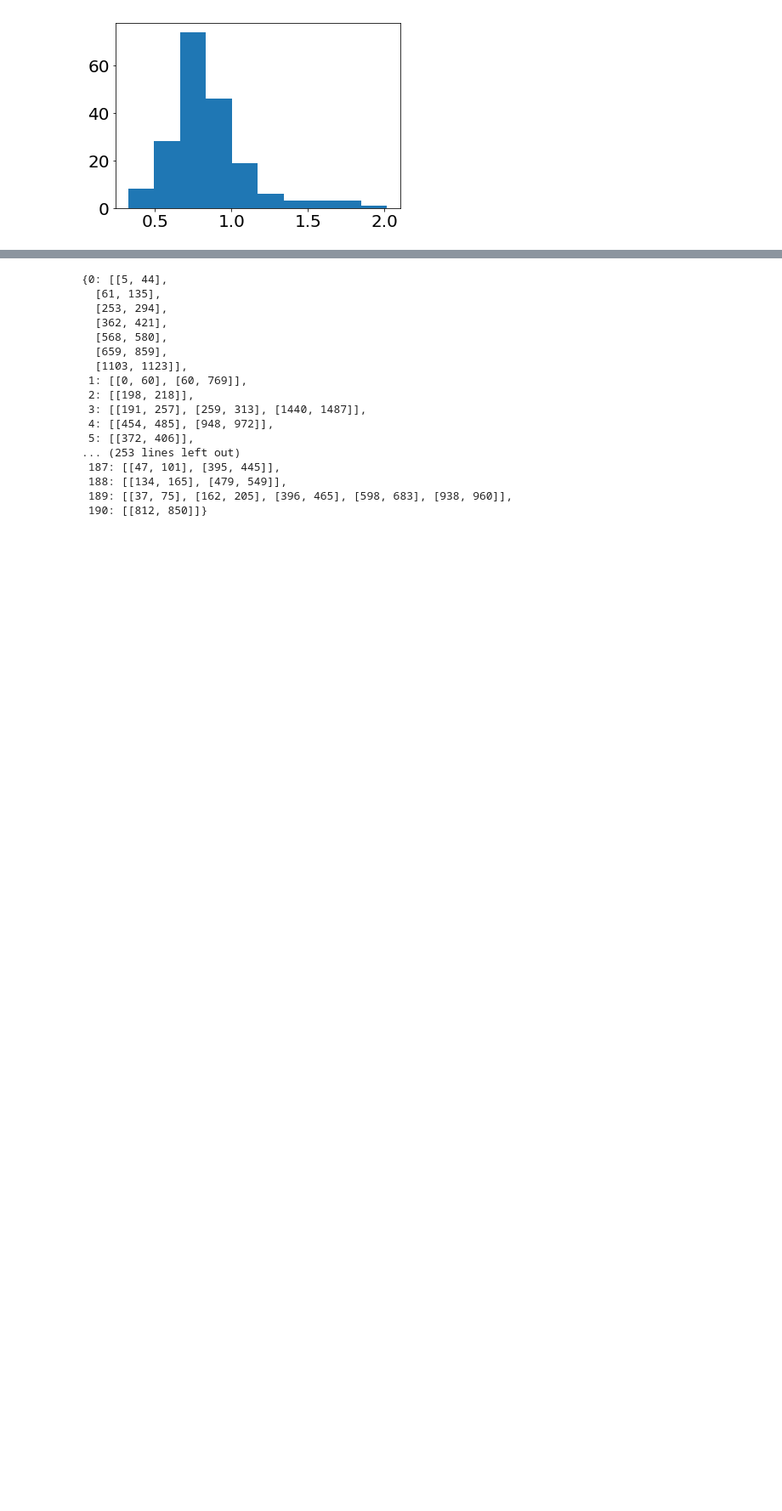
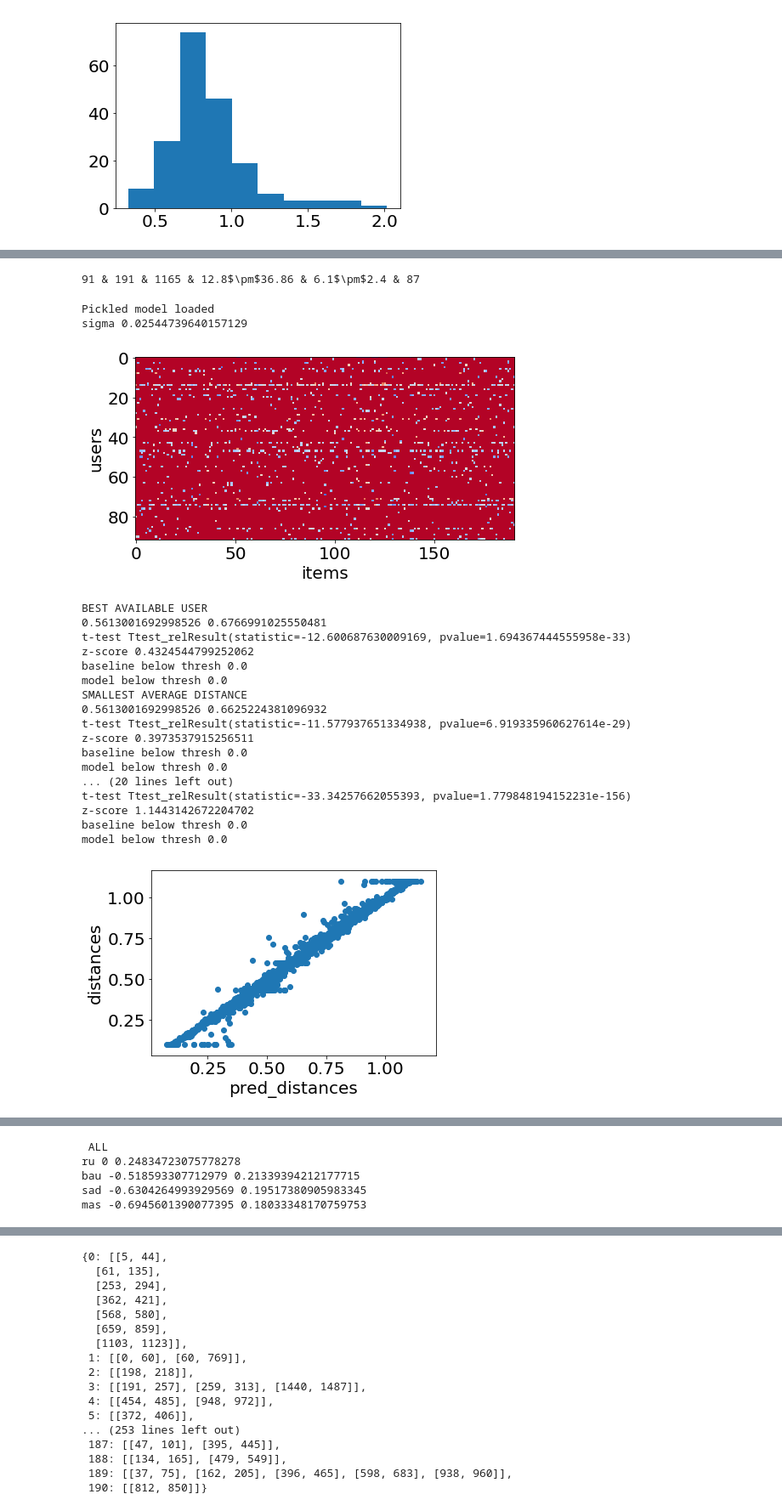
Before and after one commit to Praznat/humansdoit, a Jupyter notebook: sequence_experiment.ipynb, the cells around one changed output, grey strips where cells are left out. Shown: that part at 85% size. Cells and saved outputs as stored; diff of their text form; code cells hidden in the pictures; blank space fills up the shorter version.

```diff
--- a/sequence_experiment.ipynb
+++ b/sequence_experiment.ipynb
@@ -217,3 +211,3 @@ idiff_penalties = dict(enumerate(opt["diff"]))
 # %%
-experiments.run_square(df, "uid", "itemID", "label")
+# experiments.run_square(df, "uid", "itemID", "label")
 # %%
@@ -289,2 +245,0 @@ sequence_experiment.golddict = gold_labels
-# %%
-sequence_experiment.set_supervised_labels(30)
@@ -294,0 +246,4 @@ np.exp(sequence_experiment.opt["disc_prior_loc"])
+# %%
+sequence_experiment.describe()
+# %% [output]
+91 & 191 & 1165 & 12.8$\pm$36.86 & 6.1$\pm$2.4 & 87
@@ -294,0 +253,26 @@ np.exp(sequence_experiment.opt["disc_prior_loc"])
+# %%
+sequence_experiment.train(iter=1500)
+sequence_experiment.test(debug=True)
+sequence_experiment.debug(plot_vs_gold=True, skip_miniplots=True)
+# %% [output]
+Pickled model loaded
+sigma 0.02544739640157129
+[figure, added]
+BEST AVAILABLE USER
+0.5613001692998526 0.6766991025550481
+t-test Ttest_relResult(statistic=-12.600687630009169, pvalue=1.694367444555958e-33)
+z-score 0.4324544799252062
+baseline below thresh 0.0
+model below thresh 0.0
+SMALLEST AVERAGE DISTANCE
+0.5613001692998526 0.6625224381096932
+t-test Ttest_relResult(statistic=-11.577937651334938, pvalue=6.919335960627614e-29)
+z-score 0.3973537915256511
+baseline below thresh 0.0
+model below thresh 0.0
+... (20 lines left out)
+t-test Ttest_relResult(statistic=-33.34257662055393, pvalue=1.779848194152231e-156)
+z-score 1.1443142672204702
+baseline below thresh 0.0
+model below thresh 0.0
+[figure, added]
@@ -294,0 +282,5 @@ np.exp(sequence_experiment.opt["disc_prior_loc"])
+ ALL
+ru 0 0.24834723075778278
+bau -0.518593307712979 0.21339394212177715
+sad -0.6304264993929569 0.19517380905983345
+mas -0.6945601390077395 0.18033348170759753
```
Also changed, not shown: parts of 43 cells of this notebook, 8 other files.
